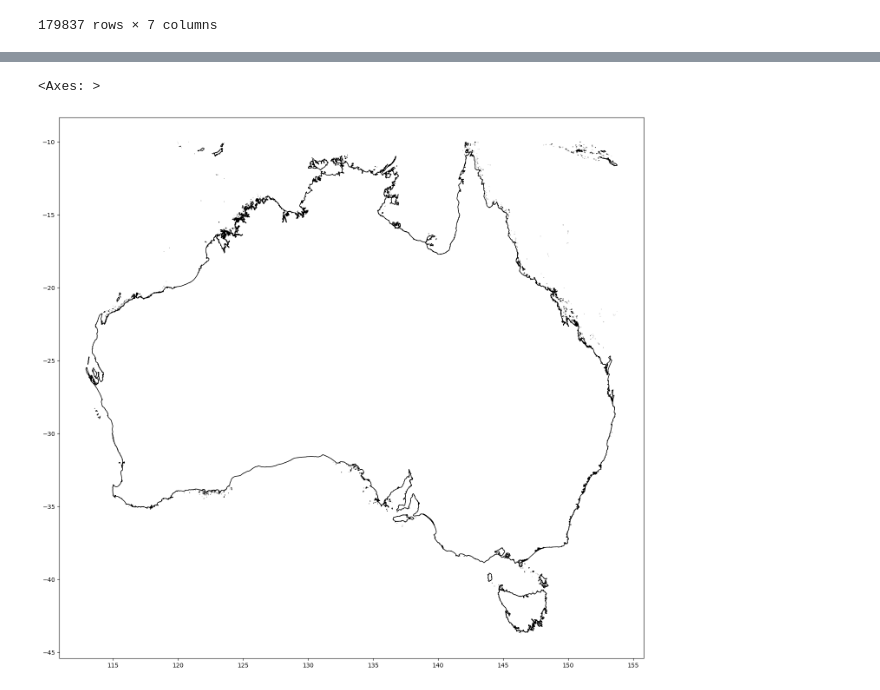
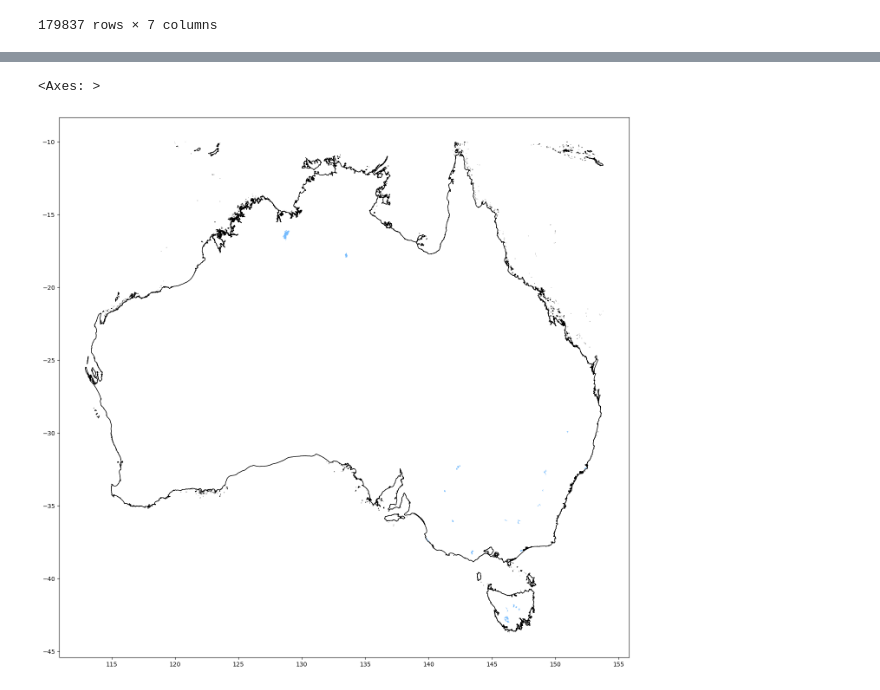
Before and after one commit to Matei-Stoica-Uni/Capstone-Case-Study---Australia, a Jupyter notebook: GSHHS_mapping_tryout.ipynb, the cells around one changed output, grey strips where cells are left out. Cells and saved outputs as stored; diff of their text form; code cells hidden in the pictures.

Commit message:
attempt to plot lakes, unsuccessful

```diff
--- a/GSHHS_mapping_tryout.ipynb
+++ b/GSHHS_mapping_tryout.ipynb
@@ -11,5 +11,7 @@ from shapely import Polygon
 boredata= pd.read_csv("https://github.com/Matei-Stoica-Uni/Capstone-Case-Study---Australia/blob/main/Data/recharge-australia_data-bores.csv?raw=true")
 griddata= pd.read_csv("https://github.com/Matei-Stoica-Uni/Capstone-Case-Study---Australia/blob/main/Data/recharge-australia_data-gridded-updated-soils.csv?raw=true")
 # %%
-data = gpd.read_file('Data/f/GSHHS_f_L1.shp', engine='fiona')
+data_coastlines = gpd.read_file('Data/f/GSHHS_f_L1.shp', engine='fiona')
+data_lakes = gpd.read_file('Data/f/GSHHS_f_L2.shp', engine='fiona')
+data_islands_in_lakes = gpd.read_file('Data/f/GSHHS_f_L3.shp', engine='fiona')
 # %%
@@ -32,9 +50,13 @@ data
 bbox_aus_corners = ((112,-10),(154,-10),(154,-44),(112,-44))
 aus_bbox = Polygon(bbox_aus_corners)
 # %%
-within_aus = data[data.geometry.within(aus_bbox)]
+within_aus_coastlines = data_coastlines[data_coastlines.geometry.within(aus_bbox)]
+within_aus_lakes = data_lakes[data_lakes.geometry.within(aus_bbox)]
 # %%
-within_aus.plot(color='white',edgecolor='black', figsize=(20,16.19))
+fig, ax = plt.subplots(figsize=(20,16.19))
+
+within_aus_coastlines.plot(color='white',edgecolor='black',ax=ax)
+within_aus_lakes.plot(color='xkcd:sky blue', ax=ax)
 # %% [output]
 <Axes: >
-[figure, old version]
+[figure, new version]
```
Also changed, not shown: parts of 2 cells of this notebook.
